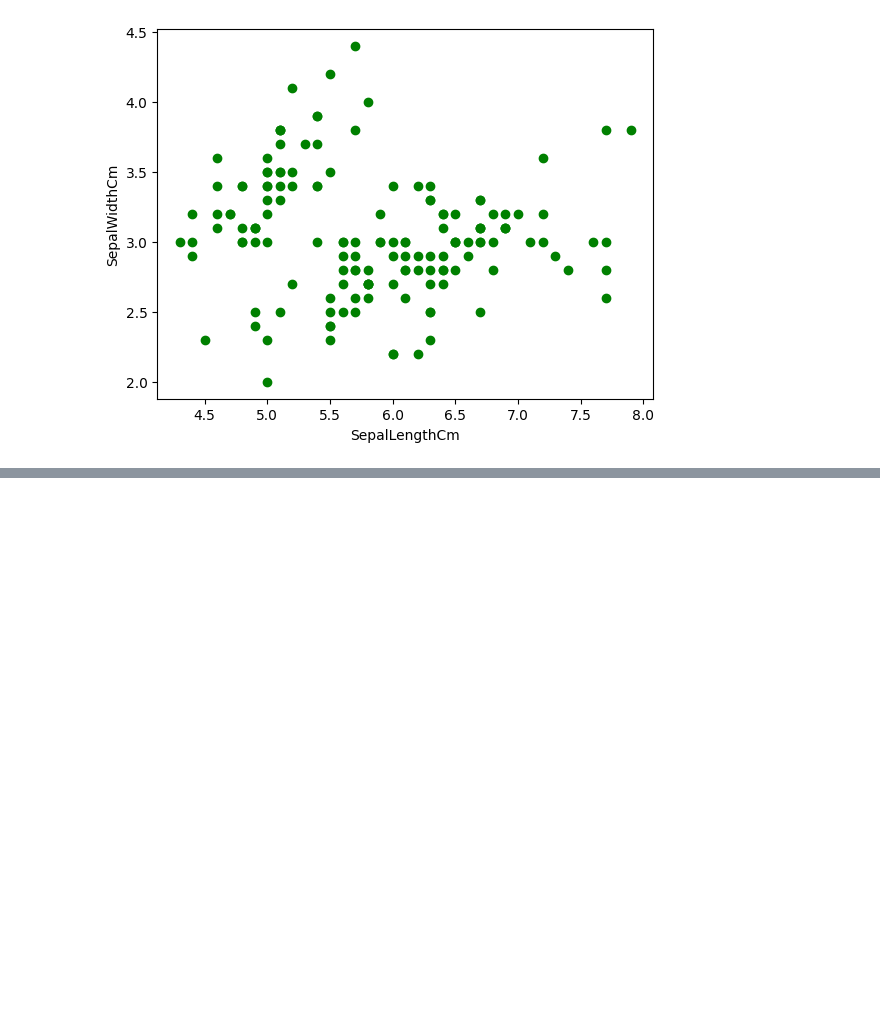
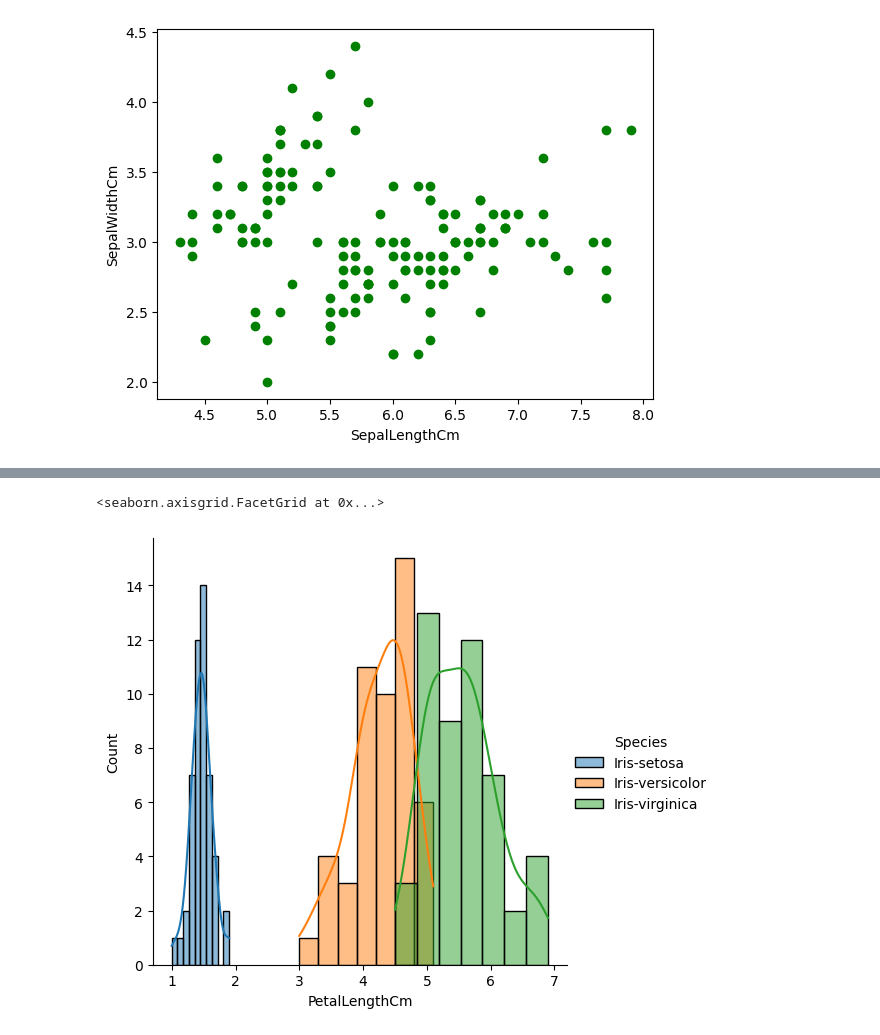
Before and after one commit to subhajit20/Practice-Data-Science-with-Python, a Jupyter notebook: Practice Datascience/Visualization_technique.ipynb, the cells around one changed output, grey strips where cells are left out. Drawn from its saved outputs; the diff is of its cells as text; code cells hidden in the pictures; blank space fills up the shorter version.

```diff
--- a/Practice Datascience/Visualization_technique.ipynb
+++ b/Practice Datascience/Visualization_technique.ipynb
@@ -81,0 +104,5 @@ plt.show()
+# %%
+sns.FacetGrid(df,hue="Species",height=5).map(sns.histplot,'PetalLengthCm',kde=True).add_legend()
+# %% [output]
+<seaborn.axisgrid.FacetGrid at 0x...>
+[figure, added]
```
Also changed, not shown: parts of 5 cells of this notebook.
